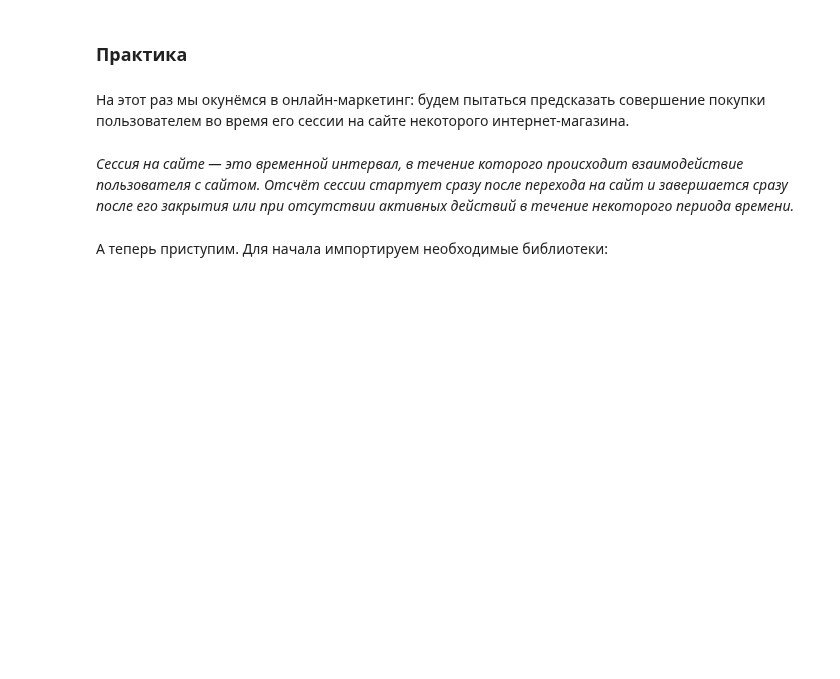
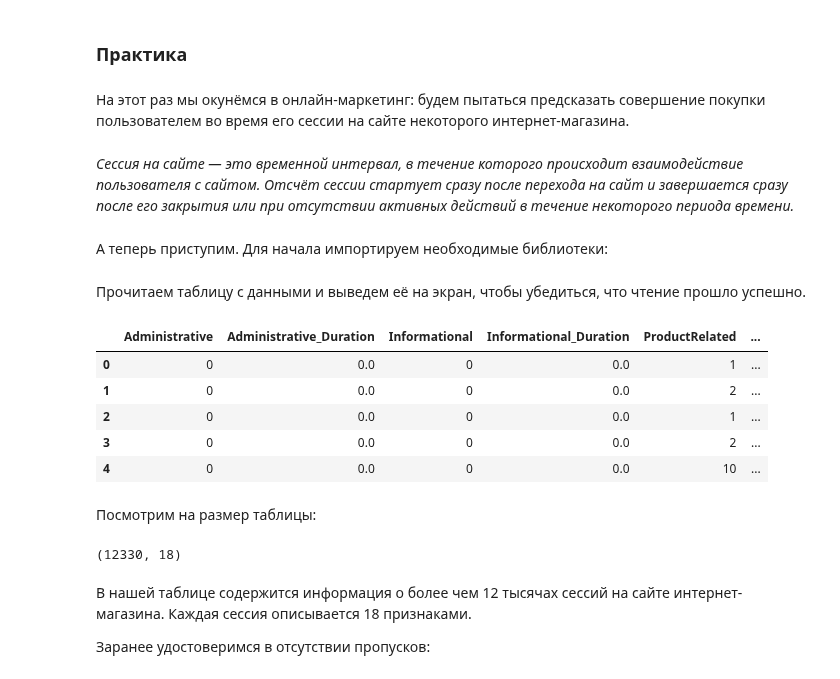
Before and after one commit to Dredox22/sf_data_science, a Jupyter notebook: SkillFactory/ML-5/practice_module.ipynb, the cells around one changed output. Saved outputs shown, nothing was run; the diff lists cells and outputs as text; code cells hidden in the pictures; blank space fills up the shorter version.

```diff
--- a/SkillFactory/ML-5/practice_module.ipynb
+++ b/SkillFactory/ML-5/practice_module.ipynb
@@ -18,3 +18,27 @@ from sklearn import ensemble #ансамбли
 
 plt.style.use('seaborn-v0_8') #стиль отрисовки seaborn
 %matplotlib inline
+# %% [markdown]
+Прочитаем таблицу с данными и выведем её на экран, чтобы убедиться, что чтение прошло успешно.
+# %%
+shoppers_data = pd.read_csv('data/online_shoppers_intention.csv')
+shoppers_data.head()
+# %% [output]
+|  | Administrative | Administrative_Duration | Informational | Informational_Duration | ProductRelated | ... |
+| 0 | 0 | 0.0 | 0 | 0.0 | 1 | ... |
+| 1 | 0 | 0.0 | 0 | 0.0 | 2 | ... |
+| 2 | 0 | 0.0 | 0 | 0.0 | 1 | ... |
+| 3 | 0 | 0.0 | 0 | 0.0 | 2 | ... |
+| 4 | 0 | 0.0 | 0 | 0.0 | 10 | ... |
+# %% [markdown]
+Посмотрим на размер таблицы:
+# %%
+print(shoppers_data.shape)
+
+## (12330, 18)
+# %% [output]
+(12330, 18)
+# %% [markdown]
+В нашей таблице содержится информация о более чем 12 тысячах сессий на сайте интернет-магазина. Каждая сессия описывается 18 признаками.
+
+Заранее удостоверимся в отсутствии пропусков:
```
Also changed, not shown: parts of 24 cells of this notebook.
